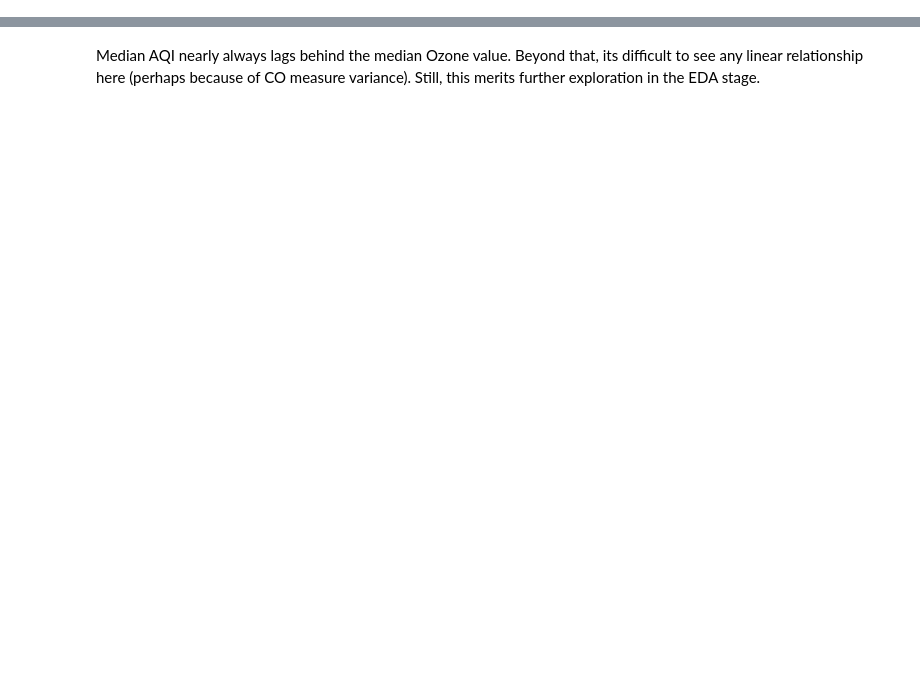
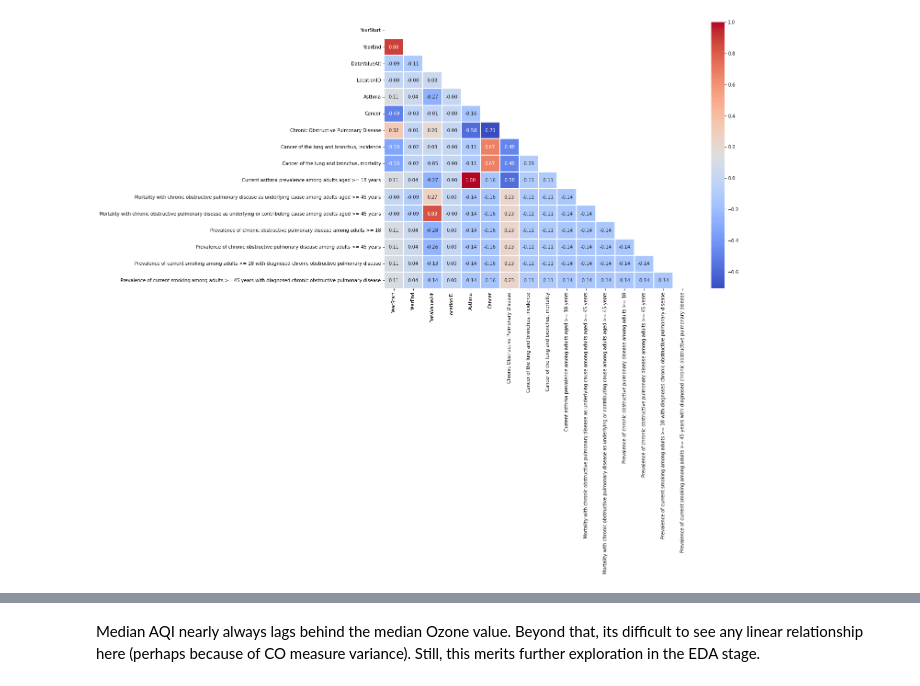
Before and after one commit to ccavnor/Springboard, a Jupyter notebook: capstone_two/notebooks/Capstone_two_eda.ipynb, the cells around one changed output, grey strips where cells are left out. Drawn from its saved outputs; the diff is of its cells as text; code cells hidden in the pictures; blank space fills up the shorter version.

```diff
--- a/capstone_two/notebooks/Capstone_two_eda.ipynb
+++ b/capstone_two/notebooks/Capstone_two_eda.ipynb
@@ -20,0 +351,13 @@ aqi_df.shape
+# %%
+from sklearn.pipeline import Pipeline
+from sklearn import impute
+from sklearn import preprocessing
+
+num_pipeline = Pipeline([
+    ('imputer', impute.SimpleImputer(strategy='median')),
+    #('attribs_adder', CombinedAttributesAdder()),
+    ('std_scaler', preprocessing.StandardScaler())
+])
+#cdi_df_standard = num_pipeline.fit_transform(cdi_df)
+cdi_df[cdi_df.columns] = num_pipeline.fit_transform(cdi_df)
+cdi_df
@@ -20,0 +378,11 @@ aqi_df.shape
+# %%
+corrmat = cdi_df.corr()
+# Generate a mask for the upper triangle
+mask = np.zeros_like(corrmat, dtype=bool)
+mask[np.triu_indices_from(mask)] = True
+# plot
+f, ax = plt.subplots(figsize=(15, 10))
+_ = sns.heatmap(round(corrmat,2), annot=True, mask=mask, ax=ax, cmap="coolwarm",fmt='.2f', linewidths=.05)
+f.subplots_adjust(top=0.93);
+# %% [output]
+[figure, added]
```
Also changed, not shown: parts of 85 cells of this notebook.
